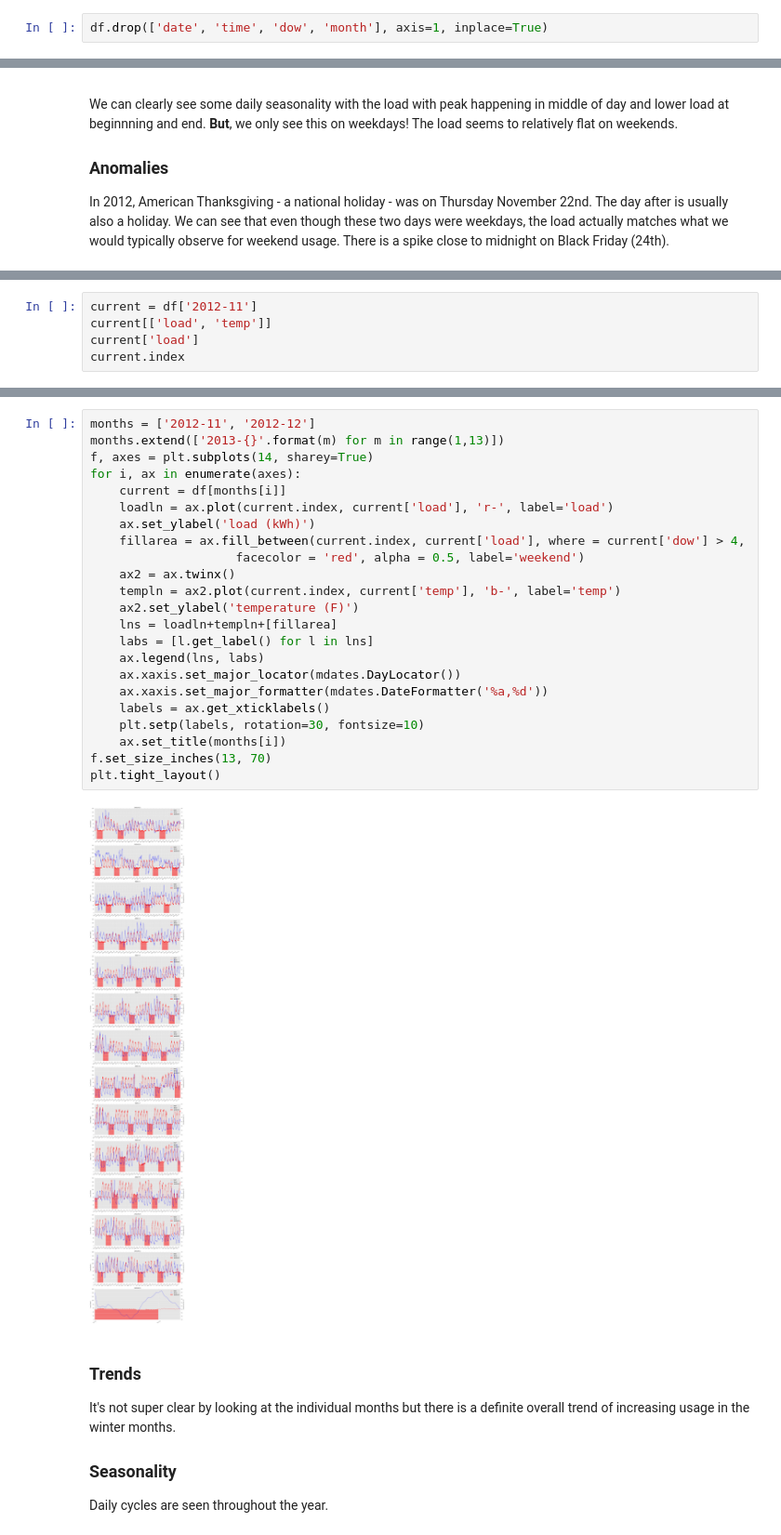
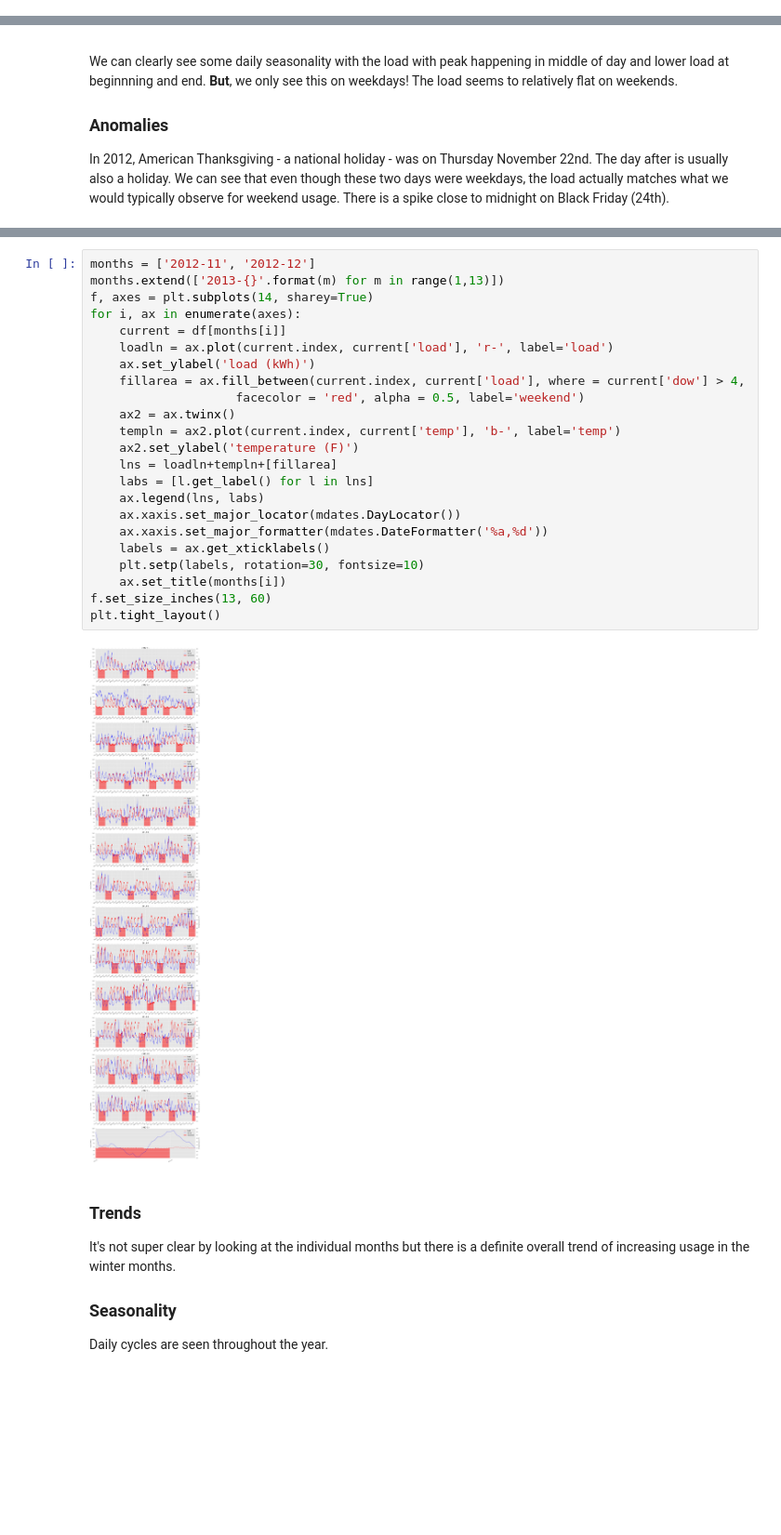
Before and after one commit to jennyslu/load-prediction, a Jupyter notebook: EDA.ipynb, the cells around one changed output, grey strips where cells are left out. Shown at 93% size. Drawn from its saved outputs; the diff is of its cells as text; blank space fills up the shorter version.

```diff
--- a/EDA.ipynb
+++ b/EDA.ipynb
@@ -25,8 +25,6 @@ False
 ## Incorrect values
 
 Looks like values for `dow`, `date`, etc. given don't match up with timestamp. I will just fix these by calculating my own.
-# %%
-df.drop(['date', 'time', 'dow', 'month'], axis=1, inplace=True)
 # %%
 df['date'] = df.index.date
 df['month'] = df.index.month
@@ -177,5 +174,0 @@ In 2012, American Thanksgiving - a national holiday - was on Thursday November 2
-# %%
-current = df['2012-11']
-current[['load', 'temp']]
-current['load']
-current.index
@@ -195,28 +175,28 @@ DatetimeIndex(['2012-11-02 07:15:00', '2012-11-02 07:30:00',
 # %%
 months = ['2012-11', '2012-12']
 months.extend(['2013-{}'.format(m) for m in range(1,13)])
 f, axes = plt.subplots(14, sharey=True)
 for i, ax in enumerate(axes):
     current = df[months[i]]
     loadln = ax.plot(current.index, current['load'], 'r-', label='load')
     ax.set_ylabel('load (kWh)')
     fillarea = ax.fill_between(current.index, current['load'], where = current['dow'] > 4,
                     facecolor = 'red', alpha = 0.5, label='weekend')
     ax2 = ax.twinx()
     templn = ax2.plot(current.index, current['temp'], 'b-', label='temp')
     ax2.set_ylabel('temperature (F)')
     lns = loadln+templn+[fillarea]
     labs = [l.get_label() for l in lns]
     ax.legend(lns, labs)
     ax.xaxis.set_major_locator(mdates.DayLocator())
     ax.xaxis.set_major_formatter(mdates.DateFormatter('%a,%d'))
     labels = ax.get_xticklabels()
     plt.setp(labels, rotation=30, fontsize=10)
     ax.set_title(months[i])
-f.set_size_inches(13, 70)
+f.set_size_inches(13, 60)
 plt.tight_layout()
 # %% [output]
-[figure, old version]
+[figure, new version]
 # %% [markdown]
 ### Trends
 
```
Also changed, not shown: parts of 12 cells of this notebook, 2 other files.
